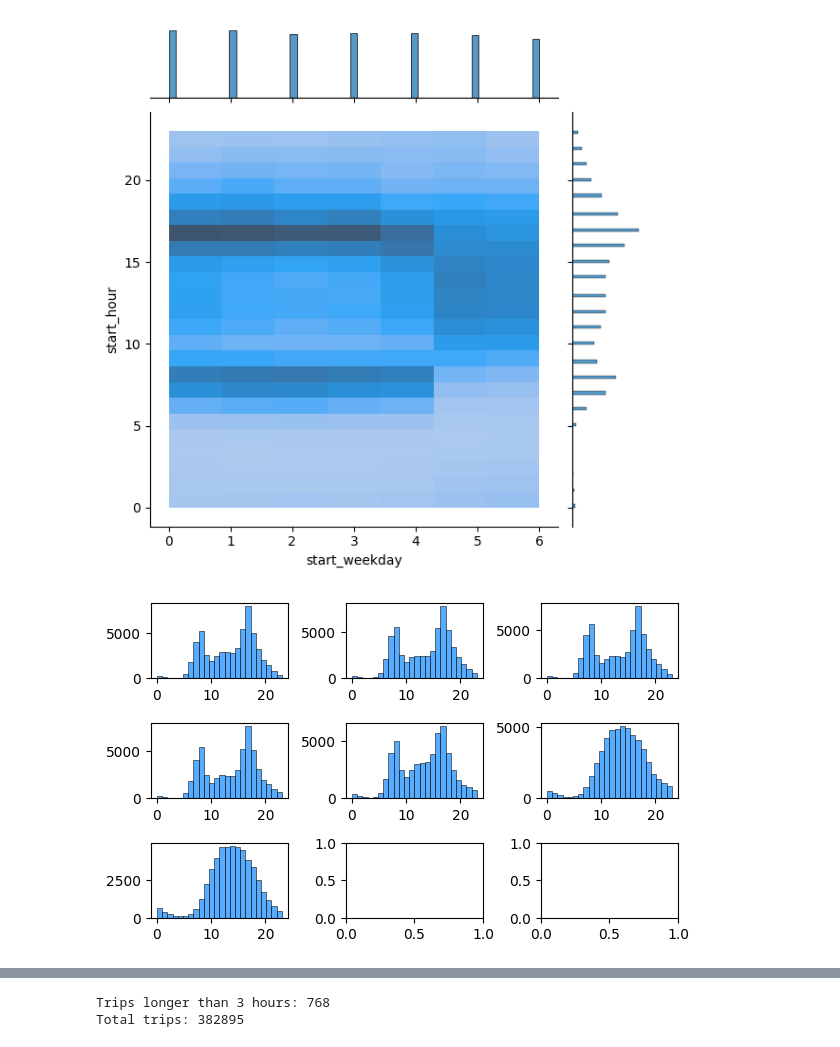
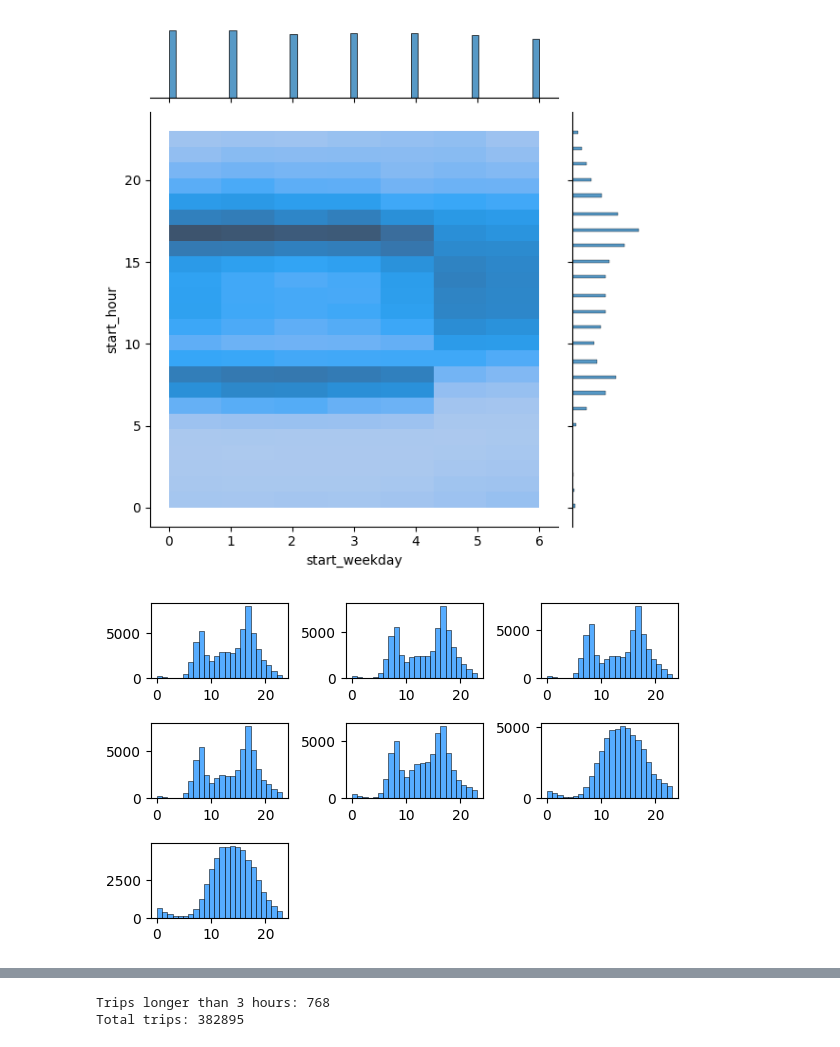
Before and after one commit to agruenb/AA-2022-TEAM-11, a Jupyter notebook: temporal_analysis.ipynb, the cells around one changed output, grey strips where cells are left out. Cells and saved outputs as stored; diff of their text form; code cells hidden in the pictures.

```diff
--- a/temporal_analysis.ipynb
+++ b/temporal_analysis.ipynb
@@ -81,20 +100,24 @@ sns.jointplot(data=bike_data, x="start_weekday", y="start_hour", kind="hist", bi
 <seaborn.axisgrid.JointGrid at 0x...>
 [figure]
 # %%
+# plot start hour per weekday, one chart per weekday
 f, axes = plt.subplots(3, 3)
 charts = list()
 plt.tight_layout()
 plt.xlabel("")
 charts.append(sns.histplot(data=bike_data[bike_data["start_weekday"] == 0], x="start_hour", color="dodgerblue", bins= 24, ax=axes[0,0]))
 charts.append(sns.histplot(data=bike_data[bike_data["start_weekday"] == 1], x="start_hour", color="dodgerblue", bins= 24, ax=axes[0,1]))
 charts.append(sns.histplot(data=bike_data[bike_data["start_weekday"] == 2], x="start_hour", color="dodgerblue", bins= 24, ax=axes[0,2]))
 charts.append(sns.histplot(data=bike_data[bike_data["start_weekday"] == 3], x="start_hour", color="dodgerblue", bins= 24, ax=axes[1,0]))
 charts.append(sns.histplot(data=bike_data[bike_data["start_weekday"] == 4], x="start_hour", color="dodgerblue", bins= 24, ax=axes[1,1]))
 charts.append(sns.histplot(data=bike_data[bike_data["start_weekday"] == 5], x="start_hour", color="dodgerblue", bins= 24, ax=axes[1,2]))
 charts.append(sns.histplot(data=bike_data[bike_data["start_weekday"] == 6], x="start_hour", color="dodgerblue", bins= 24, ax=axes[2,0]))
 
 for chart in charts:
     chart.set(xlabel=None, ylabel=None)
+
+axes[2,1].remove()
+axes[2,2].remove()
 plt.show()
 # %% [output]
-[figure, old version]
+[figure, new version]
```
Also changed, not shown: parts of 36 cells of this notebook.
